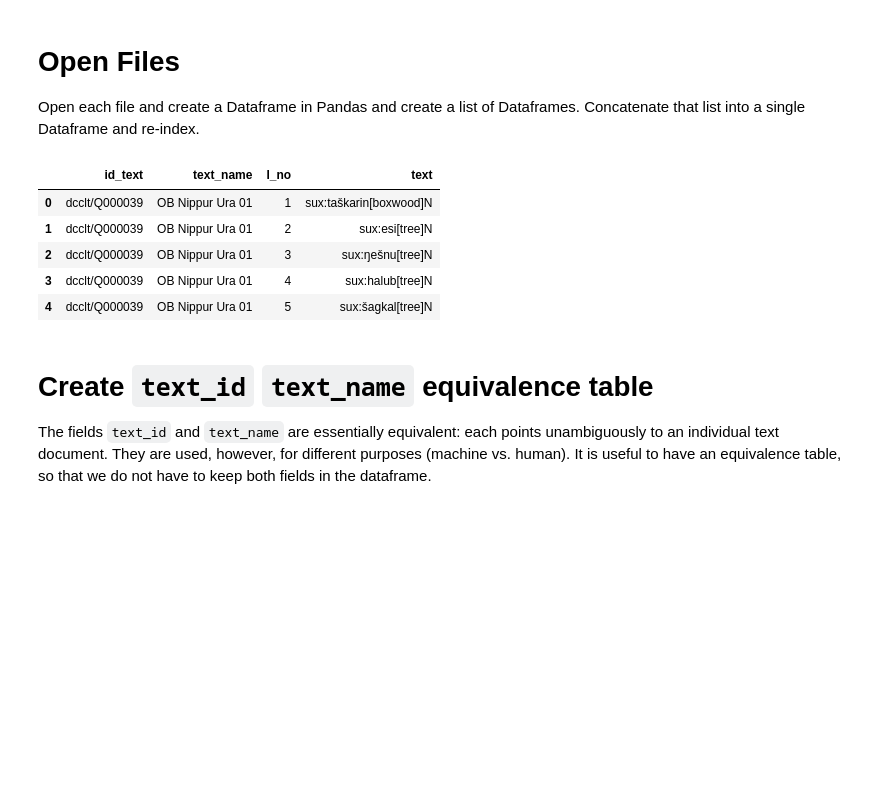
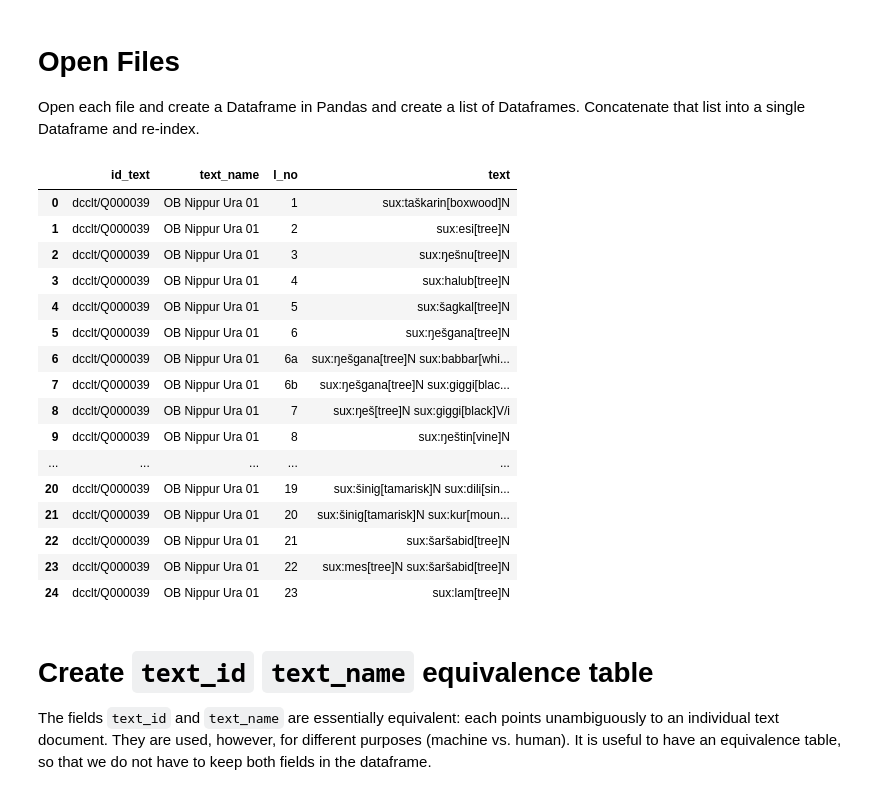
Before and after one commit to ErinBecker/digital-humanities-phylogenetics, a Jupyter notebook: scripts/Exploration_OB_wood.ipynb, the cells around one changed output. Saved outputs shown, nothing was run; the diff lists cells and outputs as text; code cells hidden in the pictures; blank space fills up the shorter version.

```diff
--- a/scripts/Exploration_OB_wood.ipynb
+++ b/scripts/Exploration_OB_wood.ipynb
@@ -39,14 +39,25 @@ Open each file and create a Dataframe in Pandas and create a list of Dataframes.
 list_ = [pd.read_csv(file_,index_col=None, header=0) for file_ in filenames]
 df = pd.concat(list_).reset_index(drop=True)
 # %%
-df.head()
+df.head(25)
 # %% [output]
 |  | id_text | text_name | l_no | text |
 | 0 | dcclt/Q000039 | OB Nippur Ura 01 | 1 | sux:taškarin[boxwood]N |
 | 1 | dcclt/Q000039 | OB Nippur Ura 01 | 2 | sux:esi[tree]N |
 | 2 | dcclt/Q000039 | OB Nippur Ura 01 | 3 | sux:ŋešnu[tree]N |
 | 3 | dcclt/Q000039 | OB Nippur Ura 01 | 4 | sux:halub[tree]N |
 | 4 | dcclt/Q000039 | OB Nippur Ura 01 | 5 | sux:šagkal[tree]N |
+| 5 | dcclt/Q000039 | OB Nippur Ura 01 | 6 | sux:ŋešgana[tree]N |
+| 6 | dcclt/Q000039 | OB Nippur Ura 01 | 6a | sux:ŋešgana[tree]N sux:babbar[whi... |
+| 7 | dcclt/Q000039 | OB Nippur Ura 01 | 6b | sux:ŋešgana[tree]N sux:giggi[blac... |
+| 8 | dcclt/Q000039 | OB Nippur Ura 01 | 7 | sux:ŋeš[tree]N sux:giggi[black]V/i |
+| 9 | dcclt/Q000039 | OB Nippur Ura 01 | 8 | sux:ŋeštin[vine]N |
+| ... | ... | ... | ... | ... |
+| 20 | dcclt/Q000039 | OB Nippur Ura 01 | 19 | sux:šinig[tamarisk]N sux:dili[sin... |
+| 21 | dcclt/Q000039 | OB Nippur Ura 01 | 20 | sux:šinig[tamarisk]N sux:kur[moun... |
+| 22 | dcclt/Q000039 | OB Nippur Ura 01 | 21 | sux:šaršabid[tree]N |
+| 23 | dcclt/Q000039 | OB Nippur Ura 01 | 22 | sux:mes[tree]N sux:šaršabid[tree]N |
+| 24 | dcclt/Q000039 | OB Nippur Ura 01 | 23 | sux:lam[tree]N |
 # %% [markdown]
 # Create `text_id` `text_name` equivalence table
 The fields `text_id` and `text_name` are essentially equivalent: each points unambiguously to an individual text document. They are used, however, for different purposes (machine vs. human). It is useful to have an equivalence table, so that we do not have to keep both fields in the dataframe.
```
Also changed, not shown: 1 other file.
